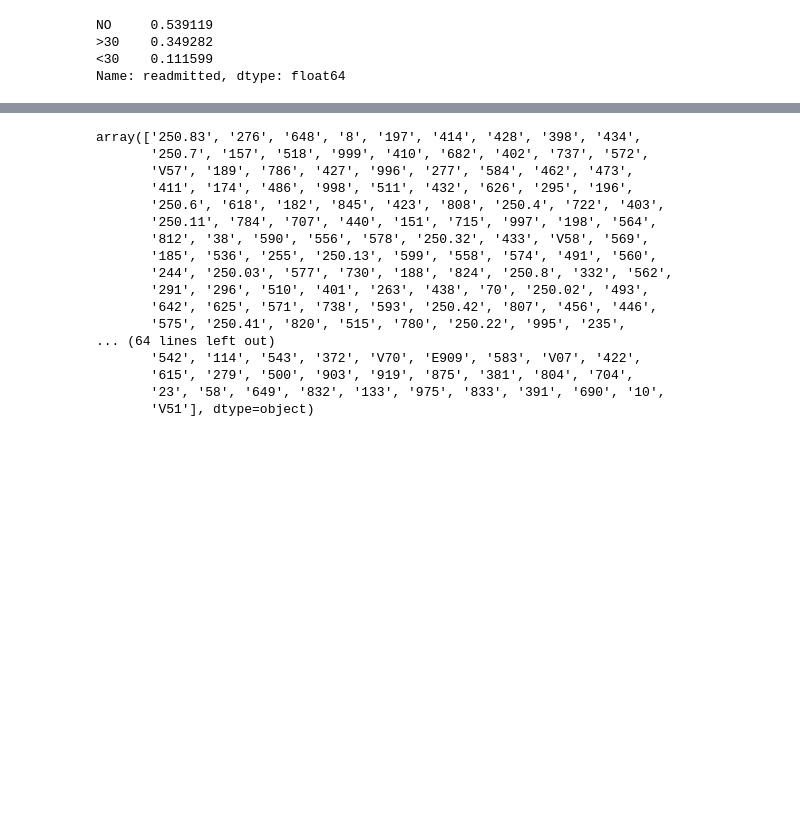
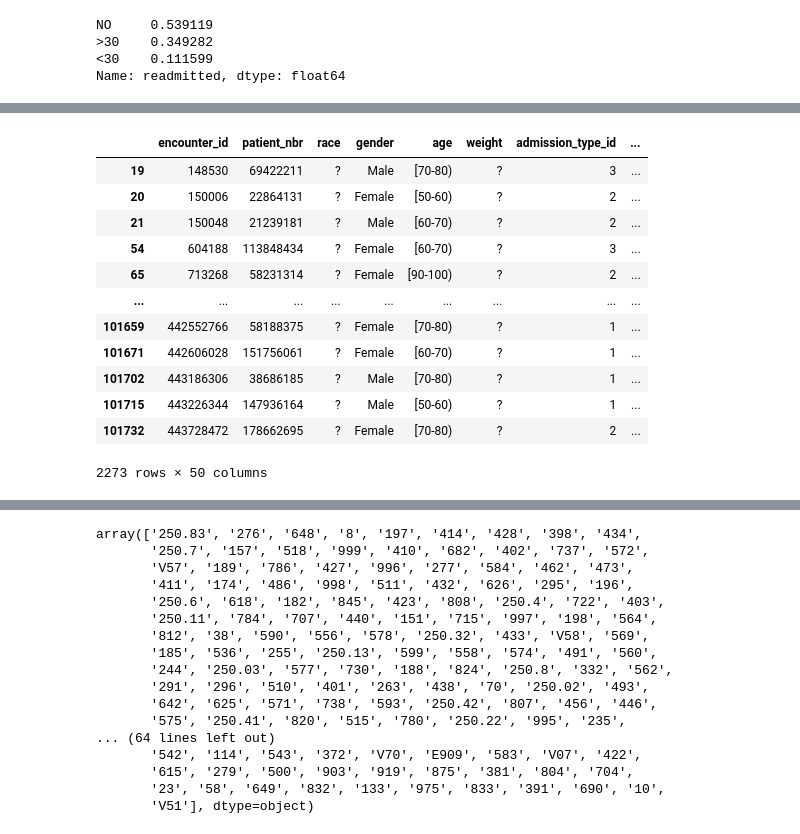
Before and after one commit to akamara05/diabetic_readmissions_project, a Jupyter notebook: Diabetic data EDA .ipynb, the cells around one changed output, grey strips where cells are left out. Drawn from its saved outputs; the diff is of its cells as text; code cells hidden in the pictures; blank space fills up the shorter version.

```diff
--- a/Diabetic data EDA .ipynb
+++ b/Diabetic data EDA .ipynb
@@ -146,0 +164,16 @@ Name: readmitted, dtype: float64
+# %%
+df[df['race']=='?']
+# %% [output]
+|  | encounter_id | patient_nbr | race | gender | age | weight | admission_type_id | ... |
+| 19 | 148530 | 69422211 | ? | Male | [70-80) | ? | 3 | ... |
+| 20 | 150006 | 22864131 | ? | Female | [50-60) | ? | 2 | ... |
+| 21 | 150048 | 21239181 | ? | Male | [60-70) | ? | 2 | ... |
+| 54 | 604188 | 113848434 | ? | Female | [60-70) | ? | 3 | ... |
+| 65 | 713268 | 58231314 | ? | Female | [90-100) | ? | 2 | ... |
+| ... | ... | ... | ... | ... | ... | ... | ... | ... |
+| 101659 | 442552766 | 58188375 | ? | Female | [70-80) | ? | 1 | ... |
+| 101671 | 442606028 | 151756061 | ? | Female | [60-70) | ? | 1 | ... |
+| 101702 | 443186306 | 38686185 | ? | Male | [70-80) | ? | 1 | ... |
+| 101715 | 443226344 | 147936164 | ? | Male | [50-60) | ? | 1 | ... |
+| 101732 | 443728472 | 178662695 | ? | Female | [70-80) | ? | 2 | ... |
+2273 rows × 50 columns
```
Also changed, not shown: parts of 8 cells of this notebook.
